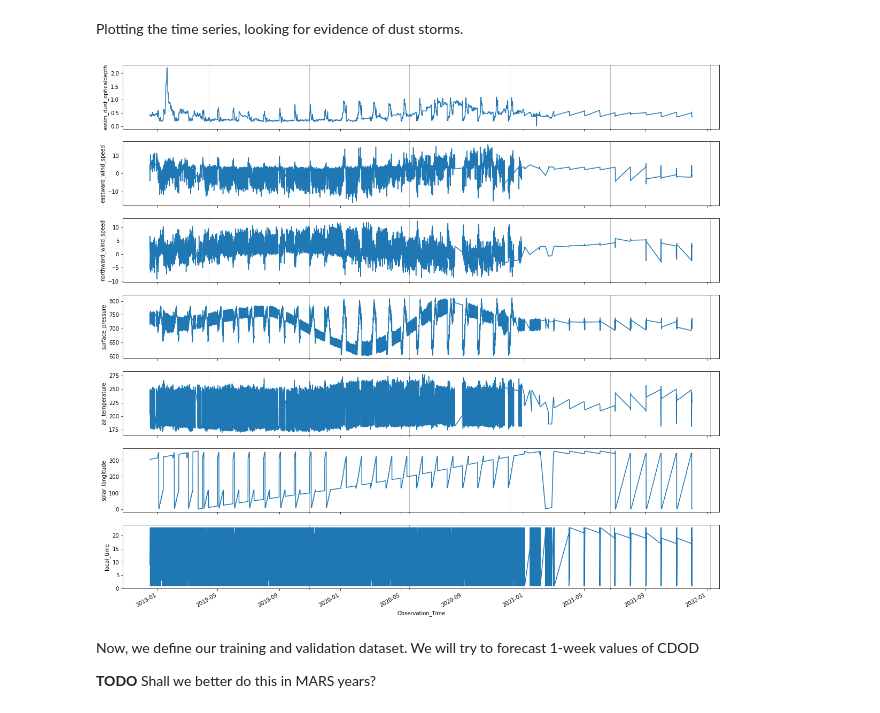
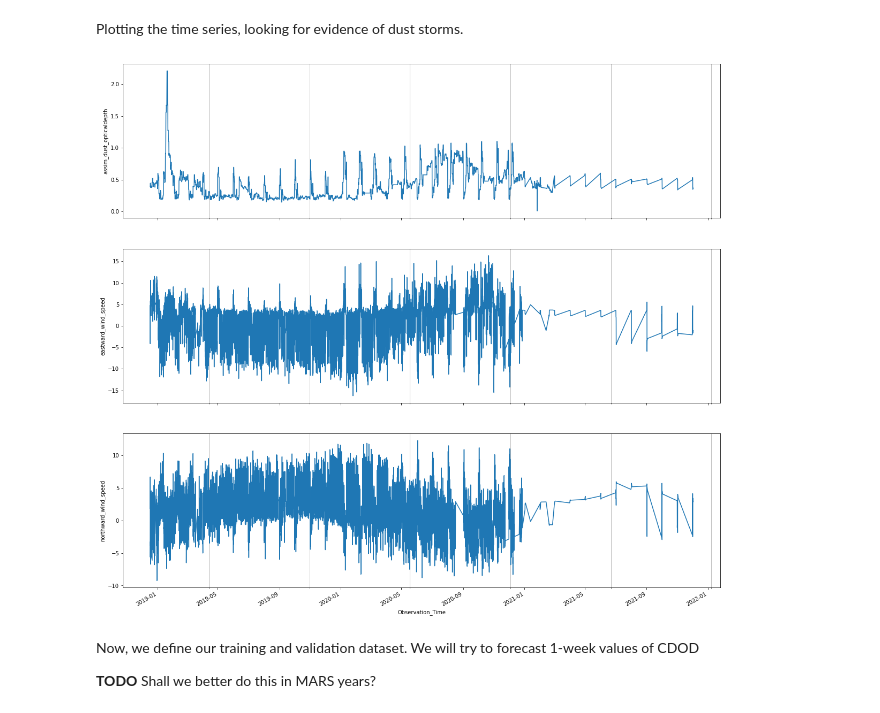
Before and after one commit to amelBennaceur/OpenMarsML, a Jupyter notebook: insight_data_analysis.py.ipynb, the cells around one changed output. Saved outputs shown, nothing was run; the diff lists cells and outputs as text; code cells hidden in the pictures.

Commit message:
Running again the model with only wind features

```diff
--- a/insight_data_analysis.py.ipynb
+++ b/insight_data_analysis.py.ipynb
@@ -92,18 +92,20 @@ Plotting the time series, looking for evidence of dust storms.
 # %%
 from typing import List
 
 target_columns: List[str] = ["assim_dust_opticaldepth",
                              "eastward_wind_speed",
-                             "northward_wind_speed",
-                             "surface_pressure",
-                             "air_temperature",
-                             "solar_longitude",
-                             "local_time"]
+                             "northward_wind_speed"
+                             # ,
+                             #  "surface_pressure",
+                             #  "air_temperature",
+                             #  "solar_longitude",
+                             #  "local_time"
+                             ]
 
 insight_lander.plot_time_series(dataframe=data_frame,
                                 column_names=target_columns)
 # %% [output]
-[figure, old version]
+[figure, new version]
 # %% [markdown]
 Now, we define our training and validation dataset. We will try to forecast 1-week values of CDOD
 
```
Also changed, not shown: parts of 6 cells of this notebook, 1 other file.
